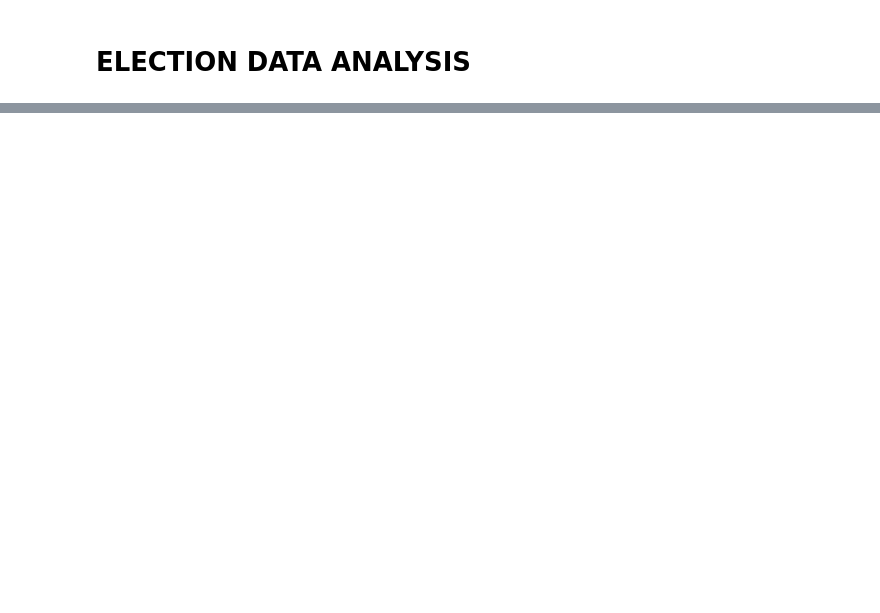
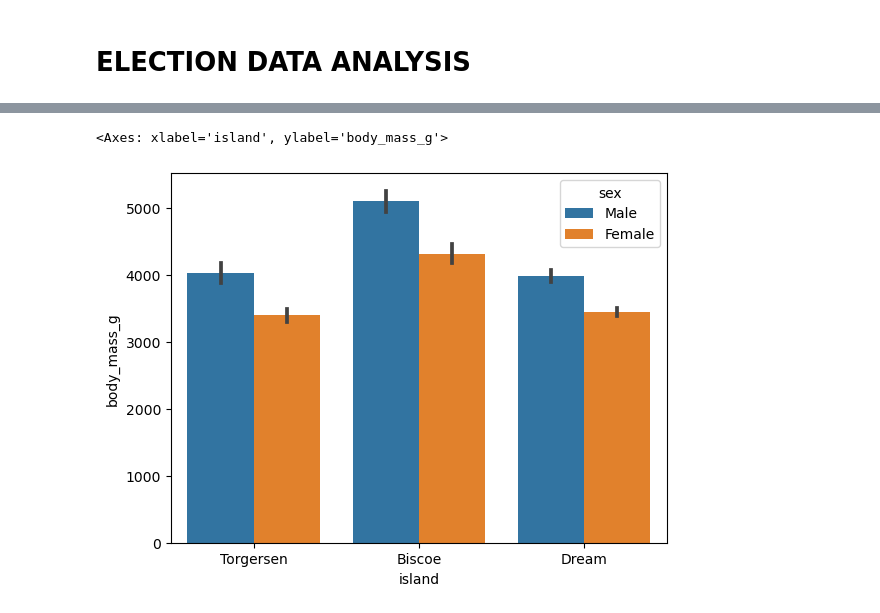
Before and after one commit to andreamusso96/Sleep, a Jupyter notebook: Notebook.ipynb, the cells around one changed output, grey strips where cells are left out. Cells and saved outputs as stored; diff of their text form; code cells hidden in the pictures; blank space fills up the shorter version.

```diff
--- a/Notebook.ipynb
+++ b/Notebook.ipynb
@@ -156,0 +487,6 @@ regression.plot(x_axis=x_axis)
+# %%
+df = sns.load_dataset("penguins")
+sns.barplot(data=df, x="island", y="body_mass_g", hue="sex")
+# %% [output]
+<Axes: xlabel='island', ylabel='body_mass_g'>
+[figure, added]
```
Also changed, not shown: parts of 102 cells of this notebook, 26 other files.
